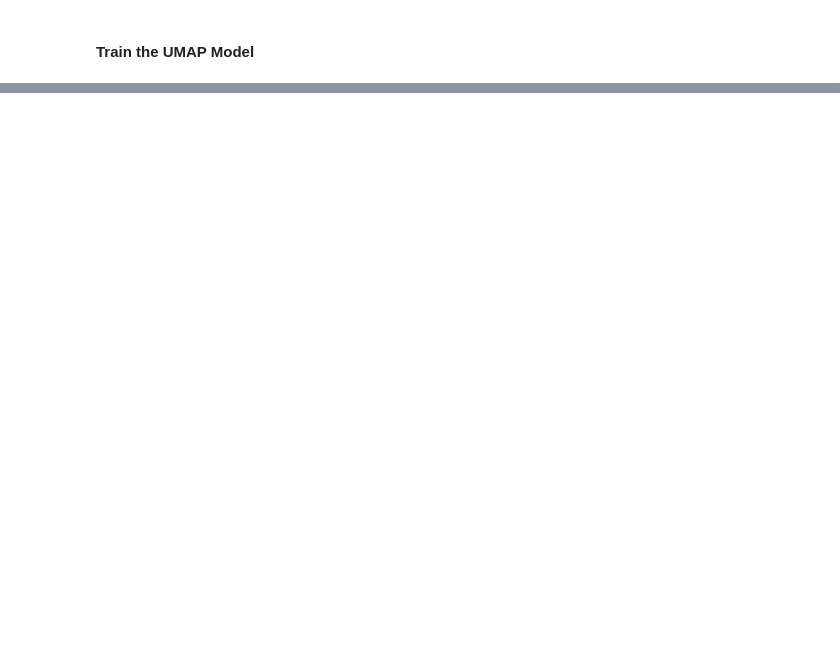
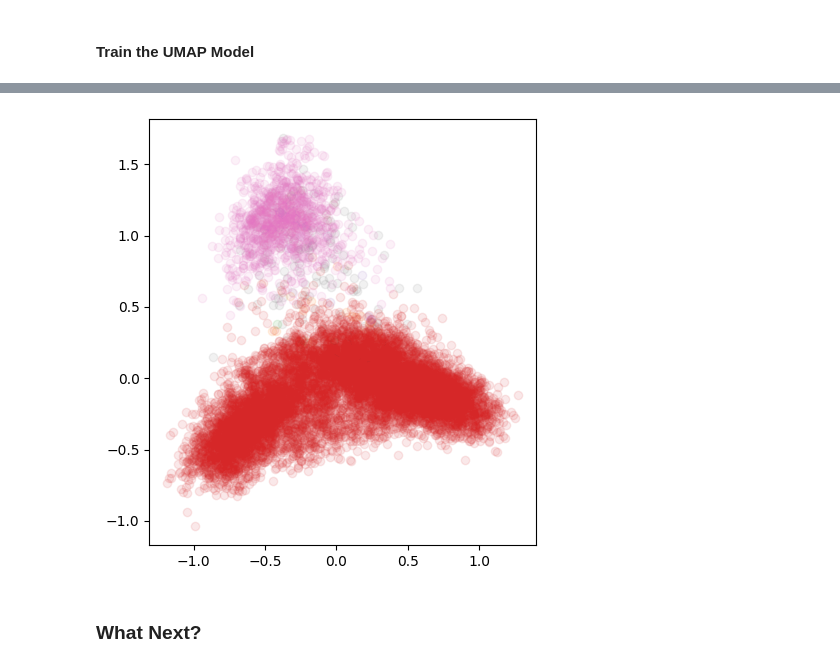
Before and after one commit to CayJoBla/ReducedEncoders, a Jupyter notebook: parametric_umap.ipynb, the cells around one changed output, grey strips where cells are left out. Cells and saved outputs as stored; diff of their text form; code cells hidden in the pictures; blank space fills up the shorter version.

```diff
--- a/parametric_umap.ipynb
+++ b/parametric_umap.ipynb
@@ -126,0 +144,10 @@ After some testing, I can get the `umap_pytorch` model to train all the way thro
+# %%
+from sklearn.decomposition import PCA
+
+embeddings_2d = PCA(n_components=2).fit_transform(embedding_dataset["data"])
+# %%
+visualize_space_2d(embeddings_2d, clusters.labels_)
+# %% [output]
+[figure, added]
+# %% [markdown]
+### What Next?
```
Also changed, not shown: parts of 16 cells of this notebook, 1 other file.
